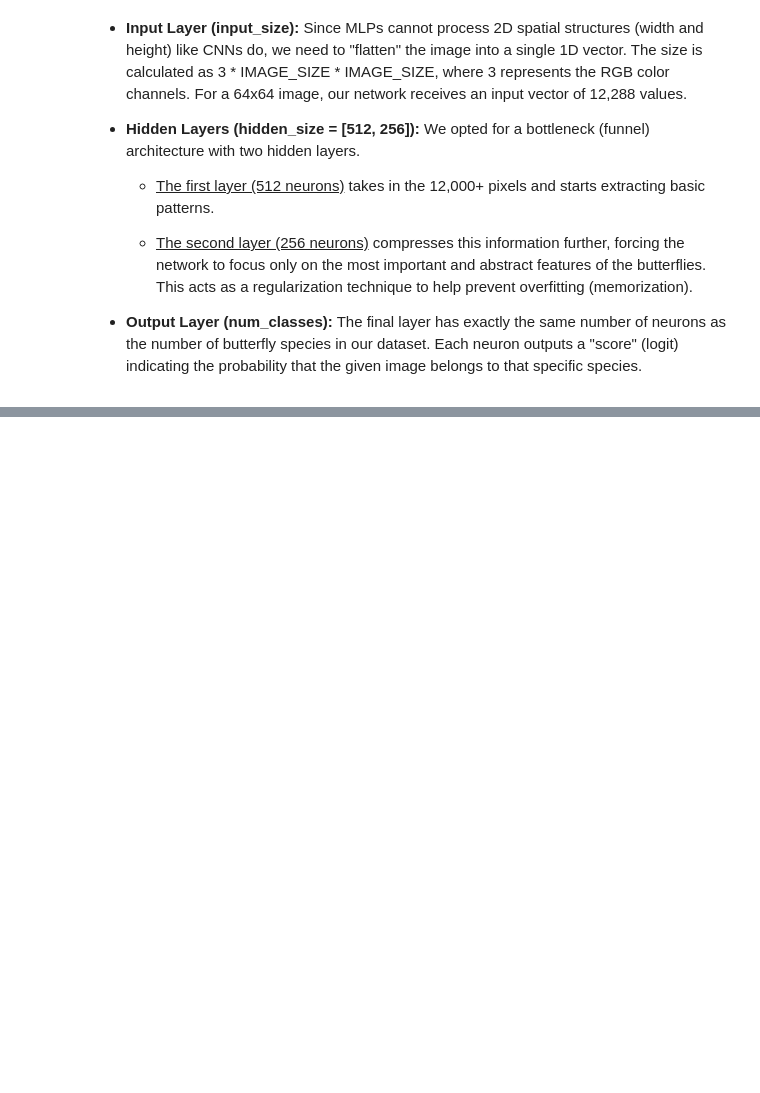
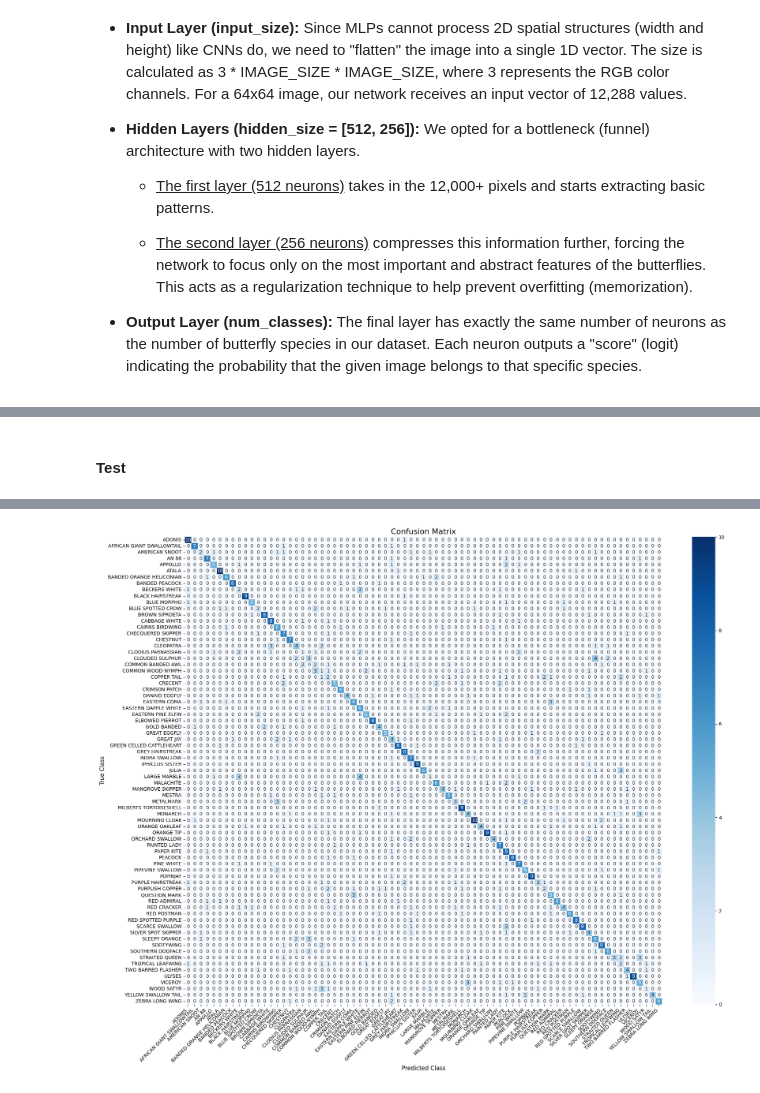
Before and after one commit to Tuco711/AML_Butterfly, a Jupyter notebook: TP1-students.ipynb, the cells around one changed output, grey strips where cells are left out. Drawn from its saved outputs; the diff is of its cells as text; code cells hidden in the pictures; blank space fills up the shorter version.

```diff
--- a/TP1-students.ipynb
+++ b/TP1-students.ipynb
@@ -908,0 +1035,42 @@ Epoch [10/10] | Train Loss: 2.1371 Acc: 41.14% | Val Loss: 2.8962 Acc: 26.99%
+# %% [markdown]
+#### Test
+# %%
+final_CNN_model = ButterflyCNN(**cnn_args, **cnn_best_config['architecture']).to(device)
+
+if cnn_best_config['loss'] == 'CrossEntropy':
+    criterion_final = nn.CrossEntropyLoss()
+else:
+    criterion_final = nn.MultiMarginLoss()
+
+if cnn_best_config['optimizer'] == 'Adam':
+    optimizer_final = optim.Adam(final_CNN_model.parameters(), lr=cnn_best_config['learning_rate'])
+else:
+    optimizer_final = optim.RMSprop(final_CNN_model.parameters(), lr=cnn_best_config['learning_rate'])
+
+
+print(f"Training the final CNN with the best configuration: {cnn_best_config}")
+history_final = train_model(final_CNN_model, train_loader, val_loader, criterion_final, optimizer_final, device, num_epochs=25)
+
+# save the best model configuration for later use
+save_path = os.path.join(path, 'models/best_cnn_model.pth')
+checkpoint_cnn = {
+    'model_name': 'ButterflyCNN',
+    'best_config': cnn_best_config,
+    'model_weights': final_CNN_model.state_dict(),
+    'class_names': test_dataset.classes
+}
+
+dir_save = os.path.dirname(path) # Main Project Directory
+save_path = os.path.join(dir_save, 'models/best_cnn_model.pth')
+
+torch.save(checkpoint_cnn, save_path)
+print(f"Model saved successfully to: {save_path}")
+
+# Evaluate the final model on the Test Set
+labels_reais, labels_previstos = evaluate_on_test(
+    final_CNN_model,
+    test_loader,
+    device,
+    class_names=test_dataset.classes
+)
+# %% [output]
@@ -908,0 +1094 @@ Epoch [10/10] | Train Loss: 2.1371 Acc: 41.14% | Val Loss: 2.8962 Acc: 26.99%
+[figure, added]
```
Also changed, not shown: parts of 16 cells of this notebook, 2 other files.
